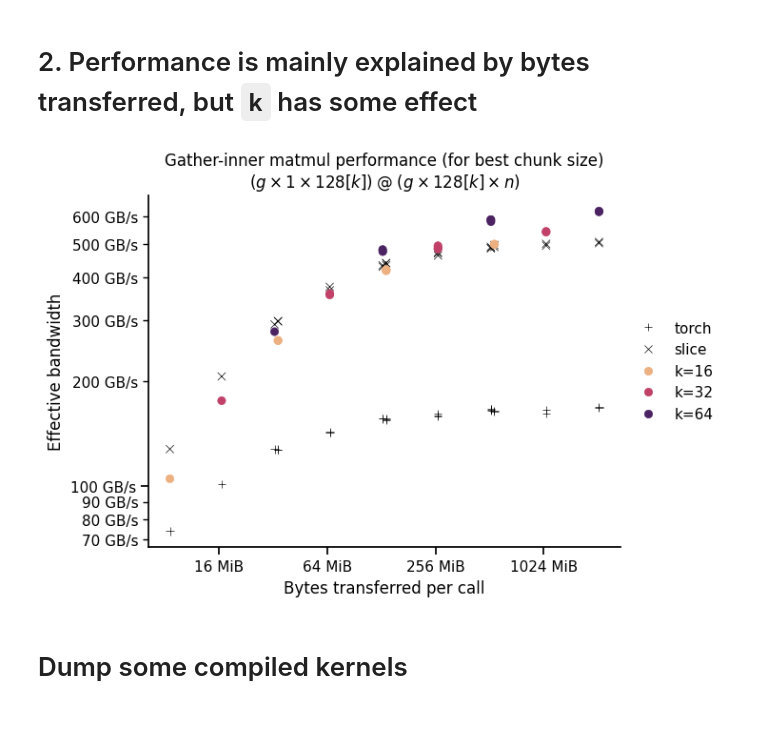
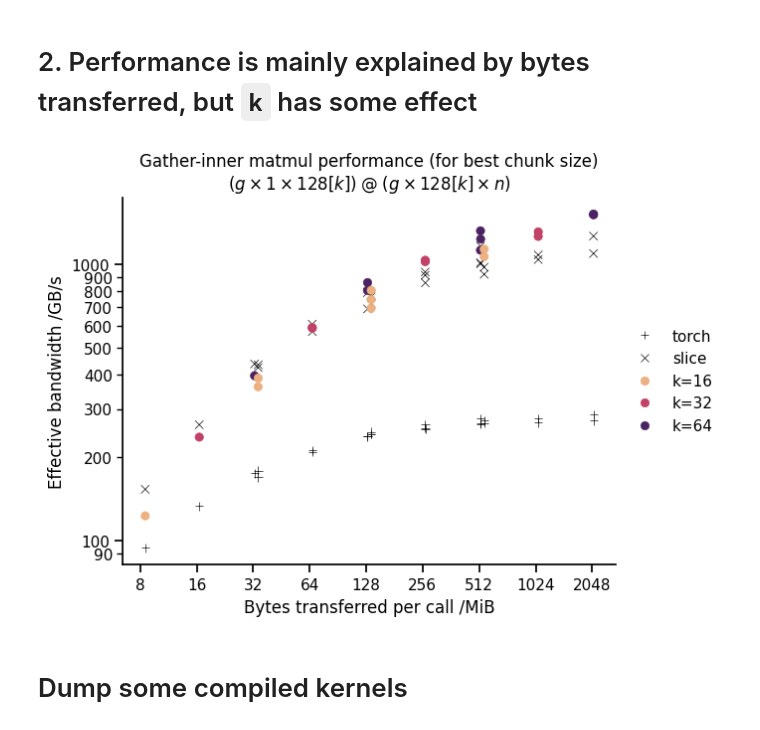
Before and after one commit to graphcore-research/llm-inference-research, a Jupyter notebook: scripts/GatherInnerBMV.ipynb, the cells around one changed output. Cells and saved outputs as stored; diff of their text form; code cells hidden in the pictures.

```diff
--- a/scripts/GatherInnerBMV.ipynb
+++ b/scripts/GatherInnerBMV.ipynb
@@ -45,7 +48,7 @@ def run_benchmark(g: int, k_pre: int, k: int, n: int, dtype: str,
             custom=partial(G.gather_inner_bmv, A, B, I, chunk=chunk),
         )[method]
         times = benchmark_call(
-            method_fn, reps=100, warmup=10, device=device, pre_fn=lambda: torch.randint(0, k_pre, I.shape, out=I)
+            method_fn, reps=400, warmup=40, device=device, pre_fn=lambda: torch.randint(0, k_pre, I.shape, out=I)
         )
         return dict(
             **config, time=float(times.mean()), time_stderr=float(times.std() / len(times)**.5),
@@ -64,7 +67,7 @@ df = pd.DataFrame.from_dict(filter(None, [
     for k in [16, 32, 64]
     for n in [1024, 4096, 16384]
     for method in ["torch", "slice", "custom"]
-    for chunk in (map(int, 2**torch.arange(0, 13)) if method == "custom" else [None])
+    for chunk in (map(int, 2**torch.arange(0, 11)) if method == "custom" else [None])
     if not (g >= 2048 and n >= 16384)  # unrecoverable error
 ]))
 
@@ -148,23 +165,22 @@ sns.despine(ax=ax)
 # %%
 ax = sns.scatterplot(data=df[df.method!="custom"], y="effective_bandwidth", x="bytes_transferred", style="method",
                      color="k", edgecolor=None, markers=dict(torch="+", slice="x"))
 sns.scatterplot(data=best, y="effective_bandwidth", x="bytes_transferred", hue="k", hue_norm=matplotlib.colors.LogNorm(),
                 palette="flare", edgecolor=None)
 ax.set_xscale("log", base=2)
 ax.set_yscale("log")
-ax.set_ylabel("Effective bandwidth")
-ax.set_xlabel("Bytes transferred per call")
+ax.set_ylabel("Effective bandwidth /GB/s")
+ax.set_xlabel("Bytes transferred per call /MiB")
 ax.set_title(f"Gather-inner matmul performance (for best chunk size)\n$(g \\times 1 \\times 128[k]) \;@\; (g \\times 128[k] \\times n)$")
-ax.yaxis.set_major_formatter(lambda x, _: f"{x/1e9:.0f} GB/s")
-ax.yaxis.set_minor_formatter(lambda x, _: f"{x/1e9:.0f} GB/s")
-ax.yaxis.set_major_formatter(lambda x, _: f"{x/1e9:.0f} GB/s")
-ax.xaxis.set_major_formatter(lambda x, _: f"{x/2**20:.0f} MiB")
+ax.yaxis.set_minor_formatter(lambda x, _: f"{x/1e9:.0f}")
+ax.yaxis.set_major_formatter(lambda x, _: f"{x/1e9:.0f}")
+ax.xaxis.set_major_formatter(lambda x, _: f"{x/2**20:.0f}")
 handles, labels = ax.get_legend_handles_labels()
 labels = [f"k={label}" if i >= 2 else label for i, label in enumerate(labels)]
 ax.legend(handles, labels, frameon=False, bbox_to_anchor=(1, 0.5), loc="center left")
 sns.despine(ax=ax)
 # %% [output]
-[figure, old version]
+[figure, new version]
 # %% [markdown]
 # Dump some compiled kernels
 # %%
```
Also changed, not shown: parts of 6 cells of this notebook, 3 other files.
